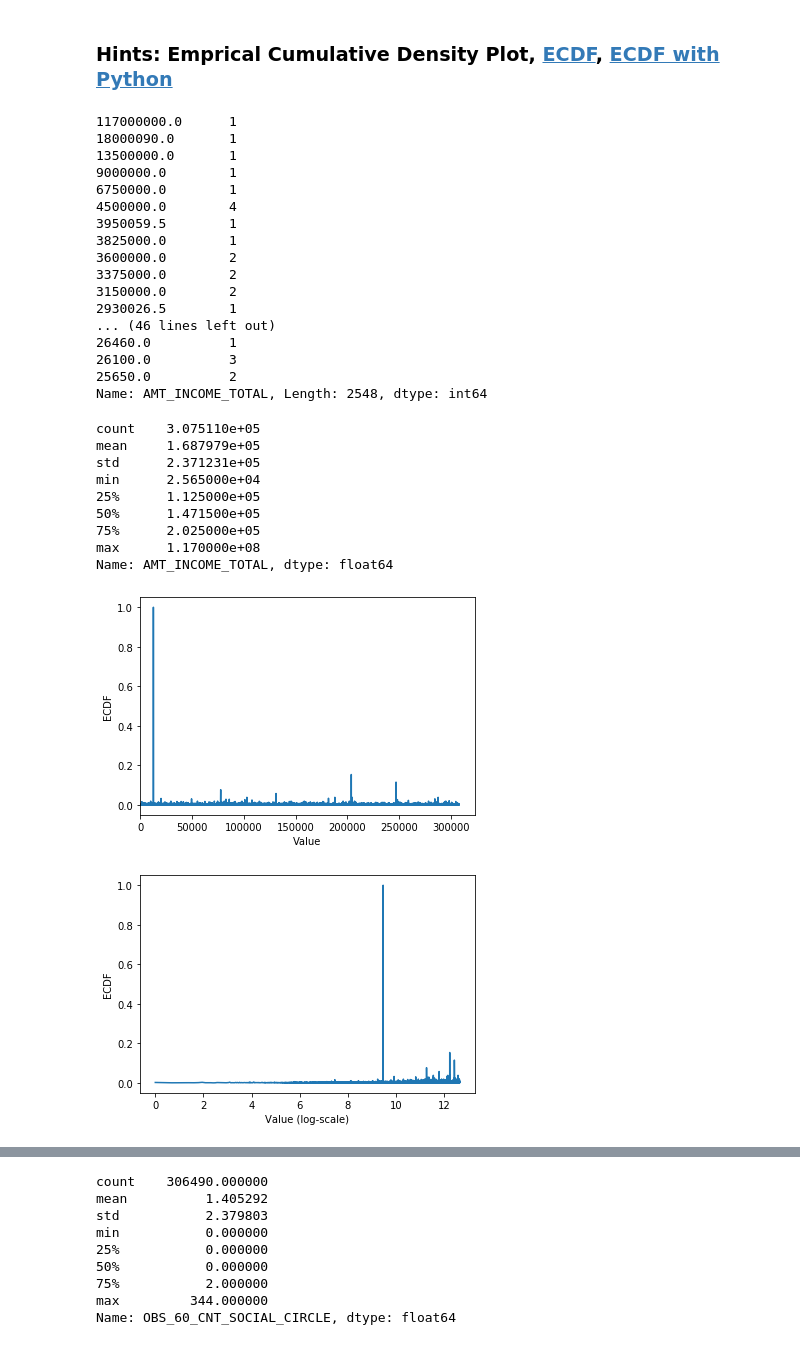
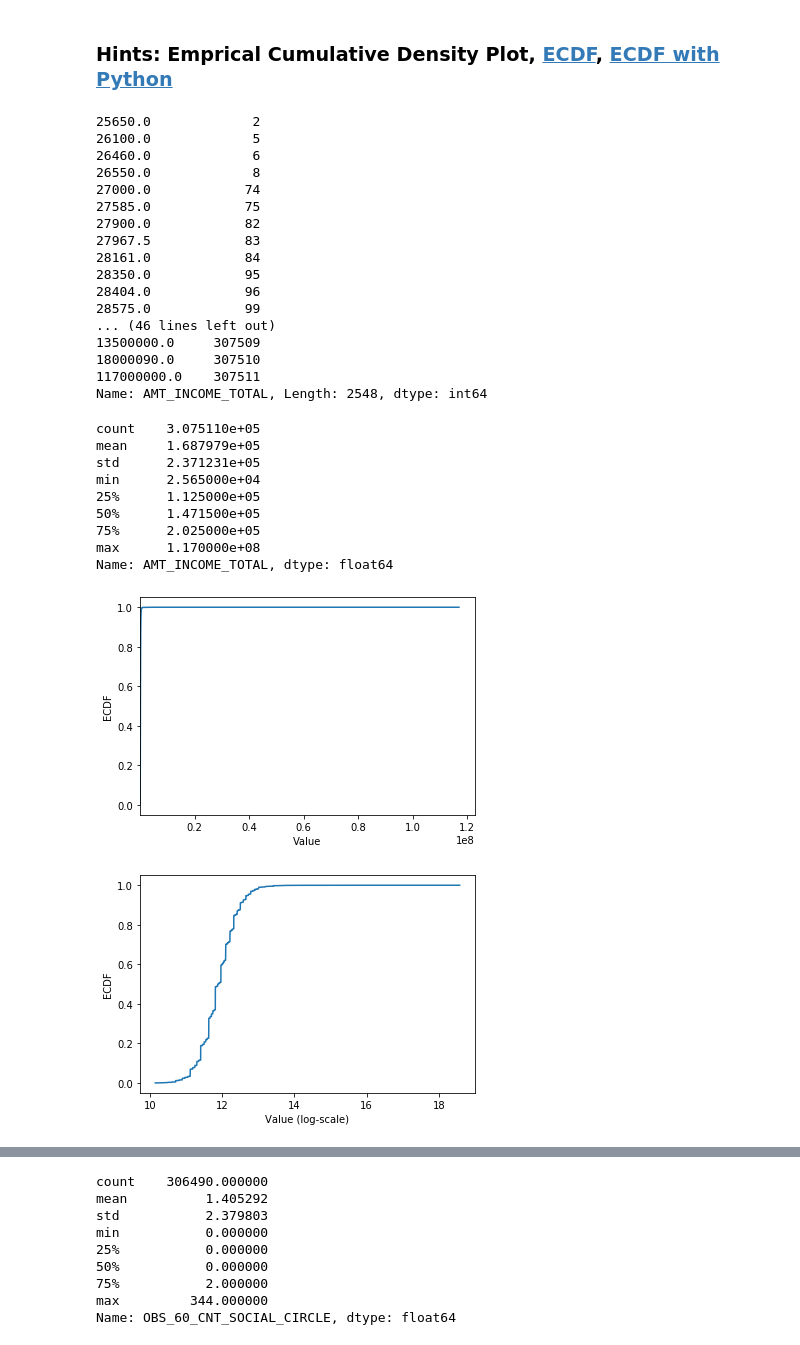
Before and after one commit to pellok/100Day-ML-Marathon, a Jupyter notebook: homework/Day_009_HW.ipynb, the cells around one changed output, grey strips where cells are left out. Saved outputs shown, nothing was run; the diff lists cells and outputs as text; code cells hidden in the pictures.

```diff
--- a/homework/Day_009_HW.ipynb
+++ b/homework/Day_009_HW.ipynb
@@ -140,24 +140,24 @@ for col in ['AMT_INCOME_TOTAL', 'REGION_POPULATION_RELATIVE', 'OBS_60_CNT_SOCIAL
 # %% [markdown]
 ### Hints: Emprical Cumulative Density Plot, [ECDF](https://zh.wikipedia.org/wiki/%E7%BB%8F%E9%AA%8C%E5%88%86%E5%B8%83%E5%87%BD%E6%95%B0), [ECDF with Python](https://stackoverflow.com/questions/14006520/ecdf-in-python-without-step-function)
 # %%
-app_train['AMT_INCOME_TOTAL'].value_counts().sort_index(ascending = False)
+app_train['AMT_INCOME_TOTAL'].value_counts().sort_index().cumsum()
 # %% [output]
-117000000.0      1
-18000090.0       1
-13500000.0       1
-9000000.0        1
-6750000.0        1
-4500000.0        4
-3950059.5        1
-3825000.0        1
-3600000.0        2
-3375000.0        2
-3150000.0        2
-2930026.5        1
+25650.0             2
+26100.0             5
+26460.0             6
+26550.0             8
+27000.0            74
+27585.0            75
+27900.0            82
+27967.5            83
+28161.0            84
+28350.0            95
+28404.0            96
+28575.0            99
 ... (46 lines left out)
-26460.0          1
-26100.0          3
-25650.0          2
+13500000.0     307509
+18000090.0     307510
+117000000.0    307511
 Name: AMT_INCOME_TOTAL, Length: 2548, dtype: int64
 # %%
 # 最大值離平均與中位數很遠
@@ -167,36 +167,36 @@ print(app_train['AMT_INCOME_TOTAL'].describe())
 """
 YOUR CODE HERE
 """
-cdf = app_train['AMT_INCOME_TOTAL']
+cdf = app_train['AMT_INCOME_TOTAL'].value_counts().sort_index().cumsum()
 
 plt.plot(list(cdf.index), cdf/cdf.max())
 plt.xlabel('Value')
 plt.ylabel('ECDF')
 plt.xlim([cdf.index.min(), cdf.index.max() * 1.05]) # 限制顯示圖片的範圍
 plt.ylim([-0.05,1.05]) # 限制顯示圖片的範圍
 
 plt.show()
 
 # 改變 y 軸的 Scale, 讓我們可以正常檢視 ECDF
 plt.plot(np.log(list(cdf.index)), cdf/cdf.max())
 plt.xlabel('Value (log-scale)')
 plt.ylabel('ECDF')
 
 plt.ylim([-0.05,1.05]) # 限制顯示圖片的範圍
 
 plt.show()
 # %% [output]
 count    3.075110e+05
 mean     1.687979e+05
 std      2.371231e+05
 min      2.565000e+04
 25%      1.125000e+05
 50%      1.471500e+05
 75%      2.025000e+05
 max      1.170000e+08
 Name: AMT_INCOME_TOTAL, dtype: float64
-[figure, old version]
+[figure, new version]
-[figure, old version]
+[figure, new version]
 # %% [markdown]
 ## 補充：Normal dist 的 ECDF
 ![ecdf_normal](https://au.mathworks.com/help/examples/stats/win64/PlotEmpiricalCdfAndCompareWithSamplingDistributionExample_01.png)
```
Also changed, not shown: parts of 2 cells of this notebook.
